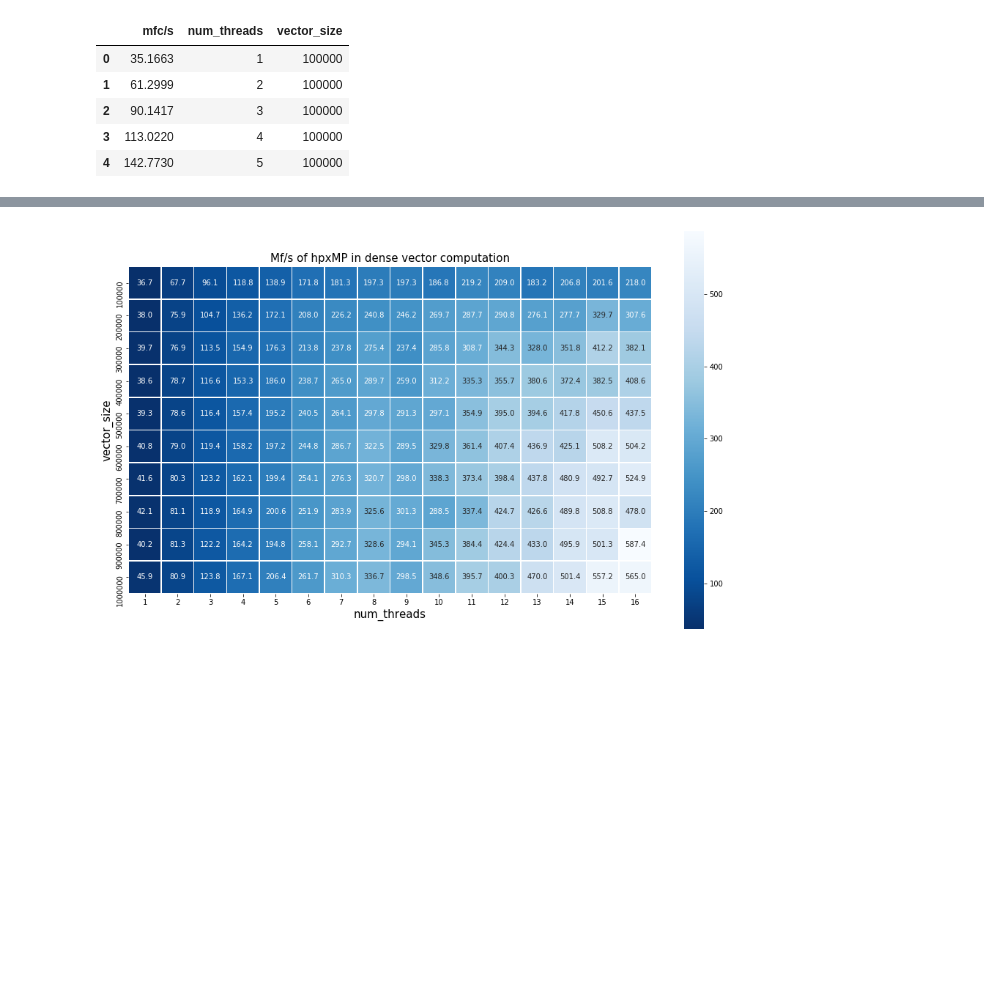
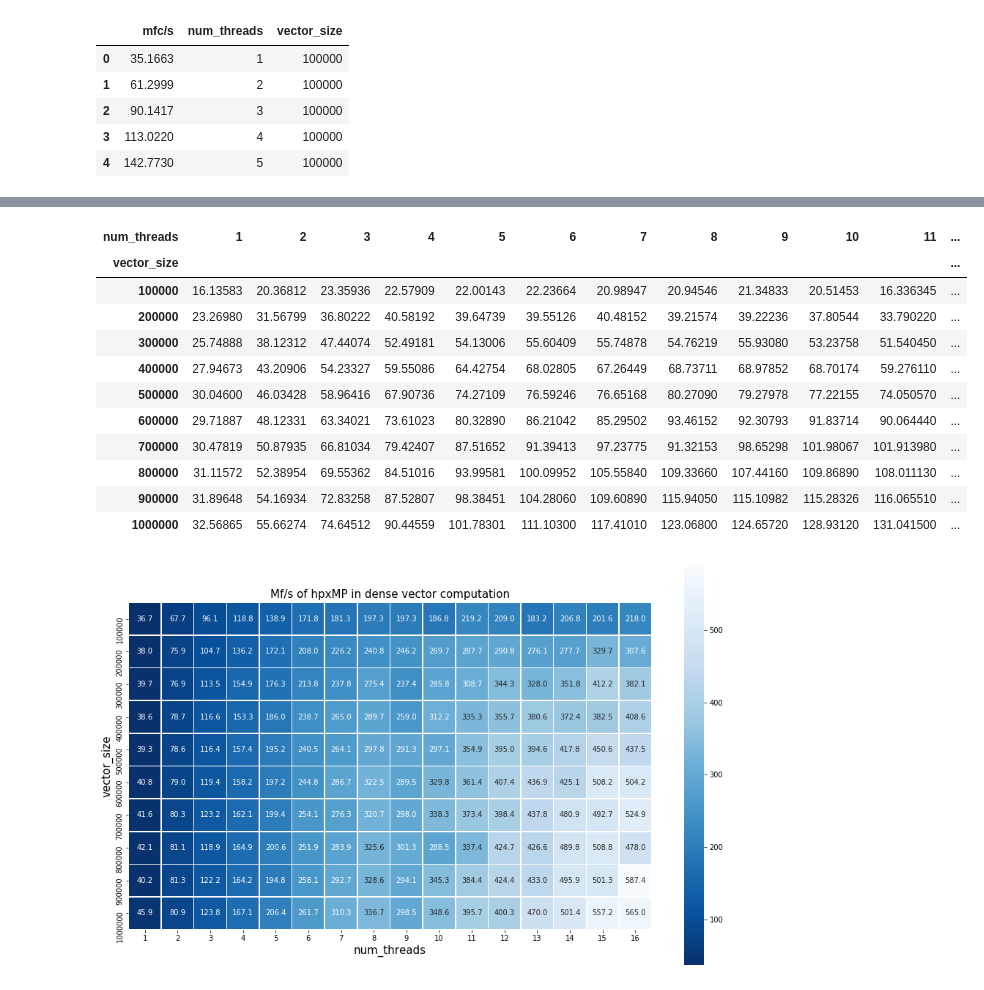
Before and after one commit to tianyi93/hpxMP_performance, a Jupyter notebook: tiny_bench/scripts/plot.ipynb, the cells around one changed output, grey strips where cells are left out. Saved outputs shown, nothing was run; the diff lists cells and outputs as text; code cells hidden in the pictures; blank space fills up the shorter version.

```diff
--- a/tiny_bench/scripts/plot.ipynb
+++ b/tiny_bench/scripts/plot.ipynb
@@ -80,2 +66,17 @@ hpxmp_1_2.pivot('num_threads','vector_size','mfc/s').head(16)
+# %%
+openmp_1_2.pivot('vector_size','num_threads','mfc/s')
+# %% [output]
+| num_threads | 1 | 2 | 3 | 4 | 5 | 6 | 7 | 8 | 9 | 10 | 11 | ... |
+| vector_size |  |  |  |  |  |  |  |  |  |  |  | ... |
+| 100000 | 16.13583 | 20.36812 | 23.35936 | 22.57909 | 22.00143 | 22.23664 | 20.98947 | 20.94546 | 21.34833 | 20.51453 | 16.336345 | ... |
+| 200000 | 23.26980 | 31.56799 | 36.80222 | 40.58192 | 39.64739 | 39.55126 | 40.48152 | 39.21574 | 39.22236 | 37.80544 | 33.790220 | ... |
+| 300000 | 25.74888 | 38.12312 | 47.44074 | 52.49181 | 54.13006 | 55.60409 | 55.74878 | 54.76219 | 55.93080 | 53.23758 | 51.540450 | ... |
+| 400000 | 27.94673 | 43.20906 | 54.23327 | 59.55086 | 64.42754 | 68.02805 | 67.26449 | 68.73711 | 68.97852 | 68.70174 | 59.276110 | ... |
+| 500000 | 30.04600 | 46.03428 | 58.96416 | 67.90736 | 74.27109 | 76.59246 | 76.65168 | 80.27090 | 79.27978 | 77.22155 | 74.050570 | ... |
+| 600000 | 29.71887 | 48.12331 | 63.34021 | 73.61023 | 80.32890 | 86.21042 | 85.29502 | 93.46152 | 92.30793 | 91.83714 | 90.064440 | ... |
+| 700000 | 30.47819 | 50.87935 | 66.81034 | 79.42407 | 87.51652 | 91.39413 | 97.23775 | 91.32153 | 98.65298 | 101.98067 | 101.913980 | ... |
+| 800000 | 31.11572 | 52.38954 | 69.55362 | 84.51016 | 93.99581 | 100.09952 | 105.55840 | 109.33660 | 107.44160 | 109.86890 | 108.011130 | ... |
+| 900000 | 31.89648 | 54.16934 | 72.83258 | 87.52807 | 98.38451 | 104.28060 | 109.60890 | 115.94050 | 115.10982 | 115.28326 | 116.065510 | ... |
+| 1000000 | 32.56865 | 55.66274 | 74.64512 | 90.44559 | 101.78301 | 111.10300 | 117.41010 | 123.06800 | 124.65720 | 128.93120 | 131.041500 | ... |
 # %%
 plt.figure(figsize=(16,10))
```
Also changed, not shown: parts of 14 cells of this notebook, 51 other files.
